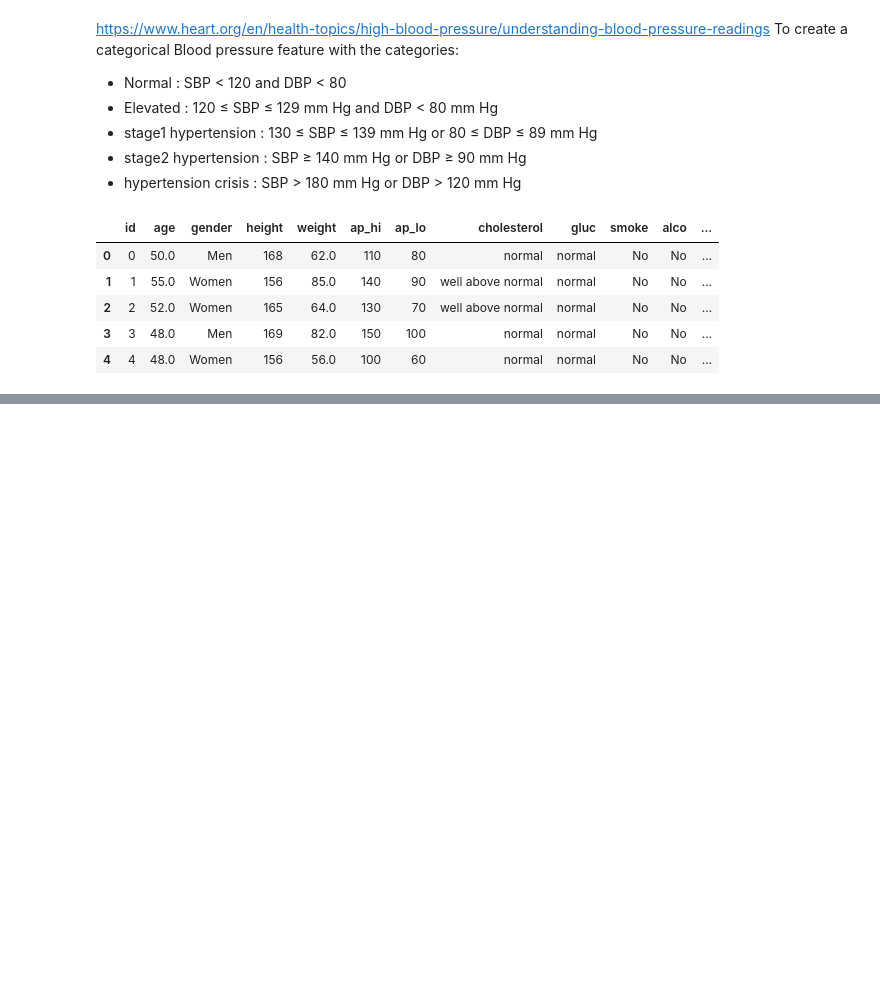
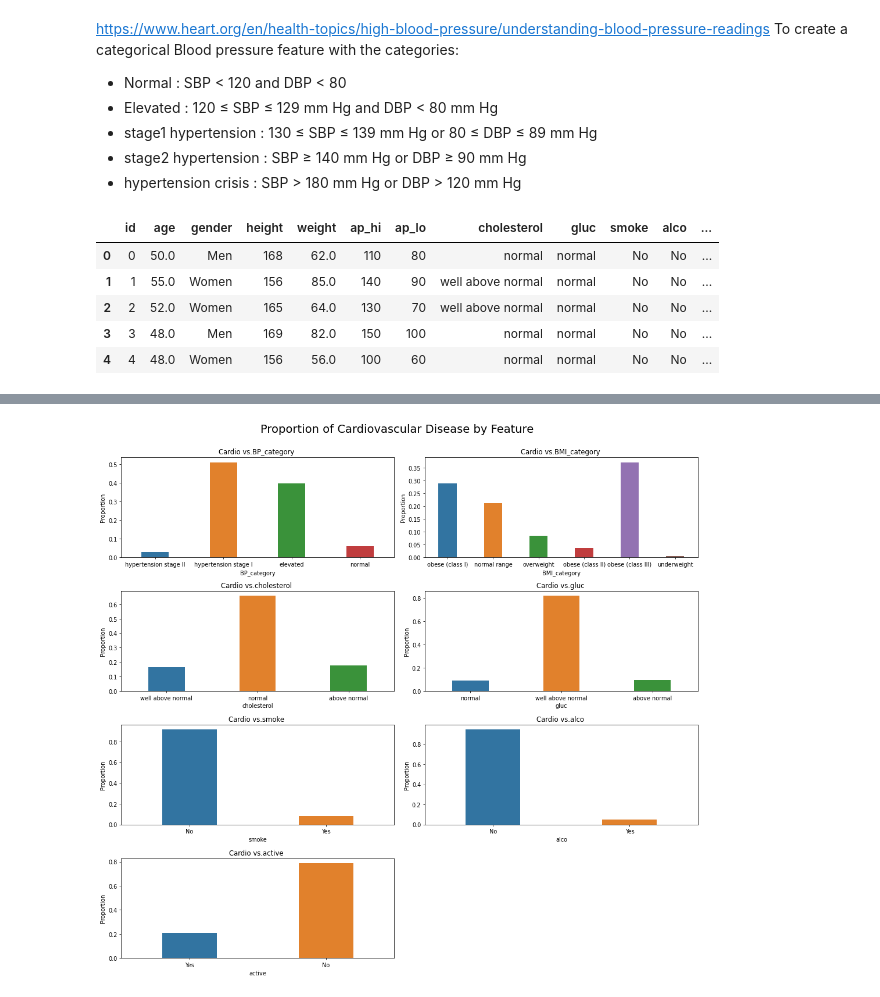
Before and after one commit to VineelaNedunuri/Machine-Learning-vineela-nedunuri, a Jupyter notebook: Labb/Disease _prediction.ipynb, the cells around one changed output, grey strips where cells are left out. Cells and saved outputs as stored; diff of their text form; code cells hidden in the pictures; blank space fills up the shorter version.

```diff
--- a/Labb/Disease _prediction.ipynb
+++ b/Labb/Disease _prediction.ipynb
@@ -496,9 +496,9 @@ def categorical_BP(SBP,DBP):
         return 'elevated'
     elif 130 <= SBP <= 139 or 80 <= DBP <= 89:
         return 'hypertension stage I'
-    elif SBP >= 140 or DBP >= 90:
+    elif  SBP >= 140 or DBP >= 90:
         return 'hypertension stage II'
-    elif SBP >= 180 or DBP >= 120:
+    elif SBP > 180 or DBP > 120:
         return 'hypertension crisis'
 
 df['BP_category'] =  df.apply(lambda x: categorical_BP(x['ap_hi'], x['ap_lo']), axis=1)
@@ -512,0 +517,18 @@ df.head()
+# %%
+# data with cardio
+df_cardio= df.query('cardio== "Yes"')
+cardio = ['BP_category','BMI_category','cholesterol','gluc','smoke','alco','active']
+fig = plt.figure(figsize=(15,14),dpi=70) # shows the figure size
+fig.suptitle('Proportion of Cardiovascular Disease by Feature \n ', fontsize=20)
+for i, col in enumerate(cardio):
+
+    ax=plt.subplot(4,2,i+1) # represents subplots two row with four column
+    sns.barplot(x=df_cardio[col].unique(), y=(df_cardio.groupby(by=col)['cardio'].value_counts())/df_cardio.shape[0], width=0.4)
+    ax.set_xlabel(col)
+    ax.set_ylabel("Proportion")
+    ax.set_title(f"Cardio vs.{col} ")
+
+fig.tight_layout()
+plt.show()
+# %% [output]
+[figure, added]
```
Also changed, not shown: parts of 3 cells of this notebook.
